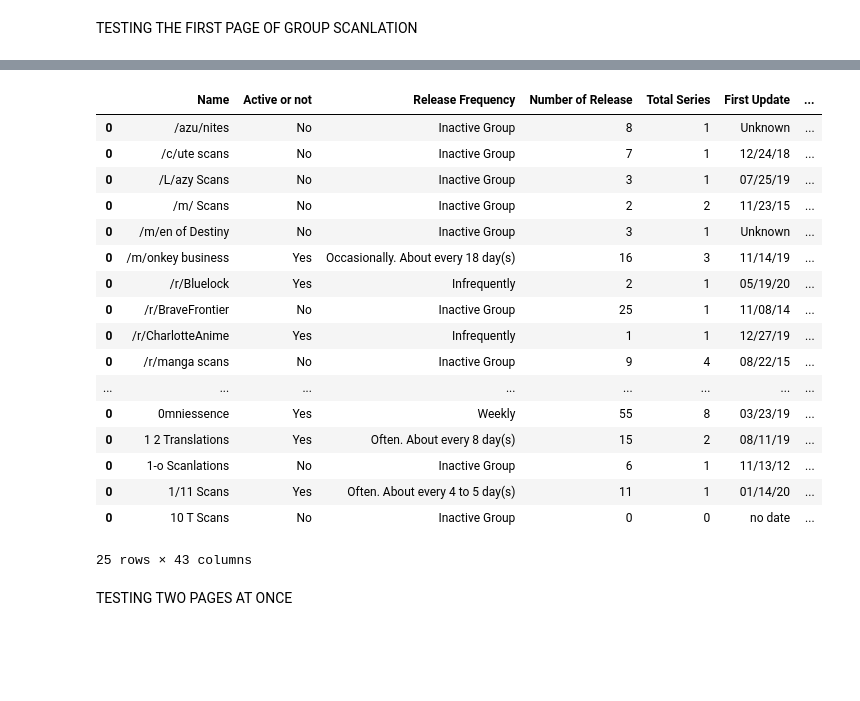
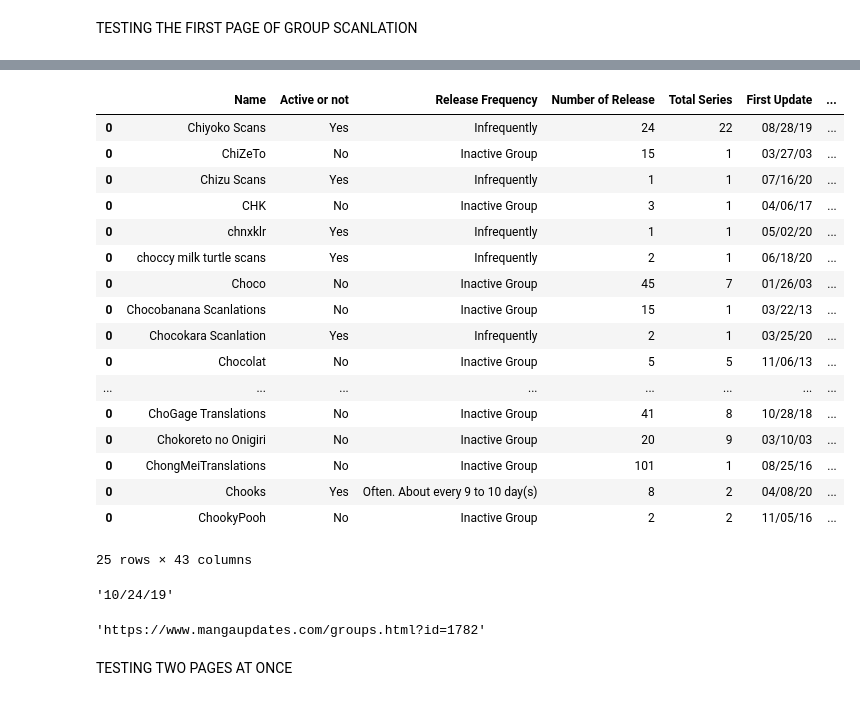
Before and after one commit to haolinh24/MangaUpdates, a Jupyter notebook: Scrape Manga Updates.ipynb, the cells around one changed output, grey strips where cells are left out. Saved outputs shown, nothing was run; the diff lists cells and outputs as text; code cells hidden in the pictures; blank space fills up the shorter version.

Commit message:
working on scraping the scanlator group

```diff
--- a/Scrape Manga Updates.ipynb
+++ b/Scrape Manga Updates.ipynb
@@ -86,6 +97,6 @@ def founding_day_new(d_soup, page):
     return day
 # %%
-group_dict = {"Name":GroupName(d_soup),"Active or not":Active_or_Not(OtherInfo),"Release Frequency":ReleaseFrequency(OtherInfo),"Number of Release":NumberofRelease(OtherInfo),"Total Series":Total_Series(OtherInfo),"First Update":founding_day_new(d_soup, page),"Lastest Update":get_last_updated_day(d_soup)}
+group_dict = {"Name":GroupName(d_soup),"Active or not":Active_or_Not(OtherInfo),"Release Frequency":ReleaseFrequency(OtherInfo),"Number of Release":NumberofRelease(OtherInfo),"Total Series":Total_Series(OtherInfo),"First Update":founding_day_new(page, d_soup),"Lastest Update":get_last_updated_day(d_soup)}
 # %%
 group_dict.update(Genres_Sort(OtherInfo))
 # %%
@@ -117,7 +128,7 @@ def group_cell(page):
     req = requests.get(page)
     d_soup = bs(req.content)
     OtherInfo = d_soup.find_all("div", "p-1 col-6 text")
-    group_dict = {"Name":GroupName(d_soup),"Active or not":Active_or_Not(OtherInfo),"Release Frequency":ReleaseFrequency(OtherInfo),"Number of Release":NumberofRelease(OtherInfo),"Total Series":Total_Series(OtherInfo),"First Update":founding_day_new(d_soup, page),"Lastest Update":get_last_updated_day(d_soup)}
+    group_dict = {"Name":GroupName(d_soup),"Active or not":Active_or_Not(OtherInfo),"Release Frequency":ReleaseFrequency(OtherInfo),"Number of Release":NumberofRelease(OtherInfo),"Total Series":Total_Series(OtherInfo),"First Update":founding_day_new(page, d_soup),"Lastest Update":get_last_updated_day(d_soup)}
     group_dict.update(Genres_Sort(OtherInfo))
     group_cell = pd.DataFrame.from_dict(group_dict, orient='index').transpose()
 
@@ -176,12 +194,18 @@ TESTING THE FIRST PAGE OF GROUP SCANLATION
 # %%
 %%time
 df_group_test = pd.DataFrame()
-page_scanlator = 'https://www.mangaupdates.com/groups.html?page=2&'
+page_scanlator = 'https://www.mangaupdates.com/groups.html?page=60&'
 req_page_scanlator = requests.get(page_scanlator)
 soup_page_scanlator = bs(req_page_scanlator.content)
 scanlator_link_include = soup_page_scanlator.find_all("a", alt="Group Info")
-for i in range(len(scanlator_link_include)):
-    link_group = scanlator_link_include[i].get('href')
-    df_group_test = df_group_test.append(group_cell(link_group))
+scanlator_link = [i.get('href') for i in scanlator_link_include]
+# for i in range(21):
+#     df_group_test = df_group_test.append(group_cell(scanlator_link[i]))
+for i in scanlator_link:
+    df_group_test = df_group_test.append(group_cell(i))
+# for i in range(len(scanlator_link_include)):
+#     link_group = scanlator_link_include[i].get('href')
+#     df_group_test = df_group_test.append(group_cell(link_group))
 df_group_test
+# scanlator_link[18]
 # %% [output]
@@ -189,18 +213,18 @@ Wall time: 21 s
 |  | Name | Active or not | Release Frequency | Number of Release | Total Series | First Update | ... |
-| 0 | /azu/nites | No | Inactive Group | 8 | 1 | Unknown | ... |
-| 0 | /c/ute scans | No | Inactive Group | 7 | 1 | 12/24/18 | ... |
-| 0 | /L/azy Scans | No | Inactive Group | 3 | 1 | 07/25/19 | ... |
-| 0 | /m/ Scans | No | Inactive Group | 2 | 2 | 11/23/15 | ... |
-| 0 | /m/en of Destiny | No | Inactive Group | 3 | 1 | Unknown | ... |
-| 0 | /m/onkey business | Yes | Occasionally. About every 18 day(s) | 16 | 3 | 11/14/19 | ... |
-| 0 | /r/Bluelock | Yes | Infrequently | 2 | 1 | 05/19/20 | ... |
-| 0 | /r/BraveFrontier | No | Inactive Group | 25 | 1 | 11/08/14 | ... |
-| 0 | /r/CharlotteAnime | Yes | Infrequently | 1 | 1 | 12/27/19 | ... |
-| 0 | /r/manga scans | No | Inactive Group | 9 | 4 | 08/22/15 | ... |
+| 0 | Chiyoko Scans | Yes | Infrequently | 24 | 22 | 08/28/19 | ... |
+| 0 | ChiZeTo | No | Inactive Group | 15 | 1 | 03/27/03 | ... |
+| 0 | Chizu Scans | Yes | Infrequently | 1 | 1 | 07/16/20 | ... |
+| 0 | CHK | No | Inactive Group | 3 | 1 | 04/06/17 | ... |
+| 0 | chnxklr | Yes | Infrequently | 1 | 1 | 05/02/20 | ... |
+| 0 | choccy milk turtle scans | Yes | Infrequently | 2 | 1 | 06/18/20 | ... |
+| 0 | Choco | No | Inactive Group | 45 | 7 | 01/26/03 | ... |
+| 0 | Chocobanana Scanlations | No | Inactive Group | 15 | 1 | 03/22/13 | ... |
+| 0 | Chocokara Scanlation | Yes | Infrequently | 2 | 1 | 03/25/20 | ... |
+| 0 | Chocolat | No | Inactive Group | 5 | 5 | 11/06/13 | ... |
 | ... | ... | ... | ... | ... | ... | ... | ... |
-| 0 | 0mniessence | Yes | Weekly | 55 | 8 | 03/23/19 | ... |
-| 0 | 1 2 Translations | Yes | Often. About every 8 day(s) | 15 | 2 | 08/11/19 | ... |
-| 0 | 1-o Scanlations | No | Inactive Group | 6 | 1 | 11/13/12 | ... |
-| 0 | 1/11 Scans | Yes | Often. About every 4 to 5 day(s) | 11 | 1 | 01/14/20 | ... |
-| 0 | 10 T Scans | No | Inactive Group | 0 | 0 | no date | ... |
+| 0 | ChoGage Translations | No | Inactive Group | 41 | 8 | 10/28/18 | ... |
+| 0 | Chokoreto no Onigiri | No | Inactive Group | 20 | 9 | 03/10/03 | ... |
+| 0 | ChongMeiTranslations | No | Inactive Group | 101 | 1 | 08/25/16 | ... |
+| 0 | Chooks | Yes | Often. About every 9 to 10 day(s) | 8 | 2 | 04/08/20 | ... |
+| 0 | ChookyPooh | No | Inactive Group | 2 | 2 | 11/05/16 | ... |
 25 rows × 43 columns
@@ -207,3 +251,13 @@ Wall time: 21 s
+# %%
+request_link18 = requests.get(scanlator_link[9])
+soup_link18 = bs(request_link18.content)
+founding_day_new_test(scanlator_link[9], soup_link18)
+# %% [output]
+'10/24/19'
+# %%
+scanlator_link[19]
+# %% [output]
+'https://www.mangaupdates.com/groups.html?id=1782'
 # %% [markdown]
 TESTING TWO PAGES AT ONCE
 # %%
```
Also changed, not shown: parts of 70 cells of this notebook.
